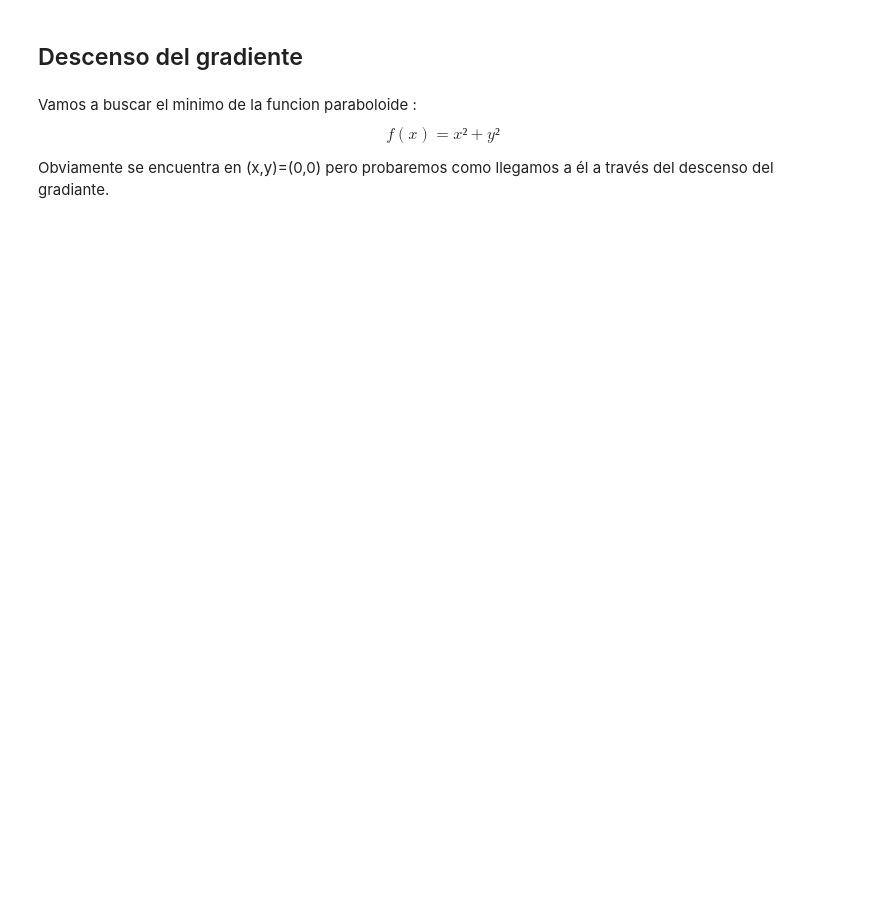
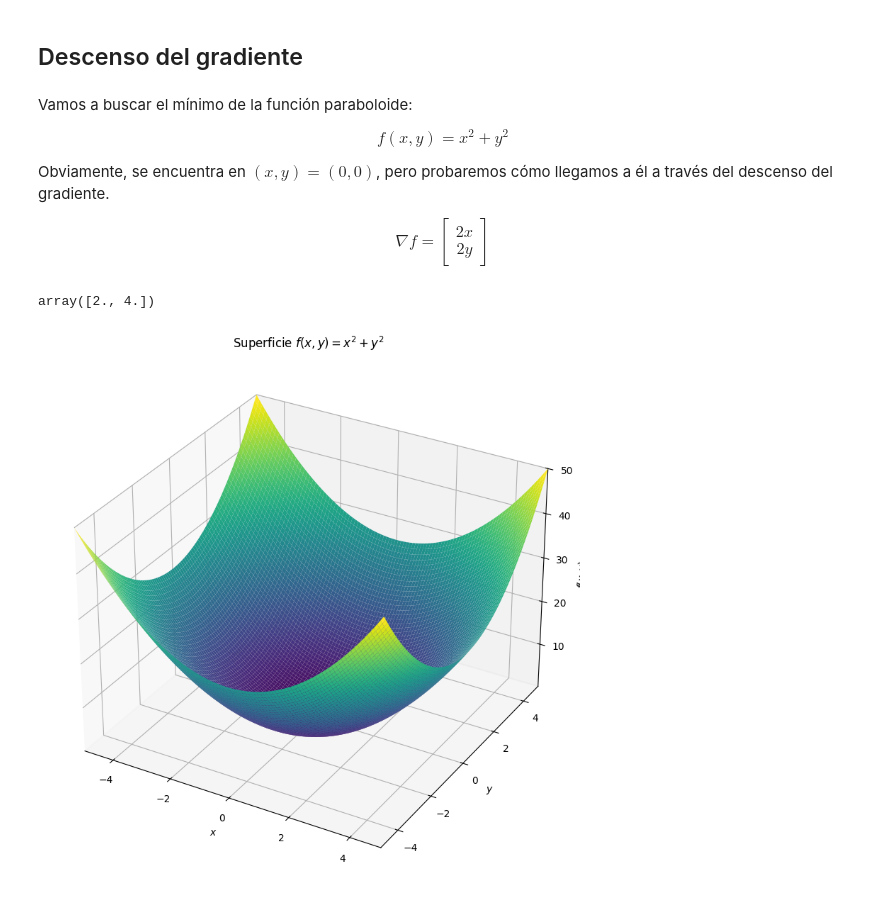
Before and after one commit to carlosbravo1408/03MIAR-Algoritmos-de-Optimizacion-2025, a Jupyter notebook: AG2/Algoritmos_AG2.ipynb, the cells around one changed output. Saved outputs shown, nothing was run; the diff lists cells and outputs as text; code cells hidden in the pictures; blank space fills up the shorter version.

```diff
--- a/AG2/Algoritmos_AG2.ipynb
+++ b/AG2/Algoritmos_AG2.ipynb
@@ -480,0 +615,27 @@ print(f"Solucion: {solution2} en {iterations} iteraciones, para dimension {len(c
+# %%
+def calculate_lower_cost(
+        cost_matrix: List[List[NumericType]],
+        next_agent: int,
+        taken_tasks: Set[int]
+) -> int:
+    """
+    Calcula la suma de los mínimos de las filas restantes, ignorando las
+    tareas ya tomadas.
+
+    :param cost_matrix: Matriz de costes
+    :param next_agent: Agente desde el que se desea verificar los mínimos
+    :param taken_tasks: Tareas ya asignadas previamente
+    :return:
+    """
+    min_future_cost = 0
+    num_agents = len(cost_matrix)
+
+    for agent_idx in range(next_agent, num_agents):
+        row_min = float('inf')
+        for task_idx, cost in enumerate(cost_matrix[agent_idx]):
+            if task_idx not in taken_tasks and cost < row_min:
+                row_min = cost
+        if row_min != float('inf'):
+            min_future_cost += row_min
+
+    return min_future_cost
@@ -488,4 +808,16 @@ import numpy as np  # Tratamiento matriz N-dimensionales y otras (fundamental!)
 # %% [markdown]
-Vamos a buscar el minimo de la funcion paraboloide : $$f(x) =  x² + y²$$
+Vamos a buscar el mínimo de la función paraboloide:
 
-Obviamente se encuentra en (x,y)=(0,0) pero probaremos como llegamos a él a través del descenso del gradiante.
+$$
+f(x,y) = x^2 + y^2
+$$
+
+Obviamente, se encuentra en $(x, y)=(0,0)$, pero probaremos cómo llegamos a él a través del descenso del gradiente.
+
+$$
+\nabla f=\begin{bmatrix}
+2x
+ \\
+2y
+\end{bmatrix}
+$$
@@ -499,9 +824,21 @@ df([1, 2])
+# %%
+#Definimos la función paraboloide
+
+def f(x: np.ndarray, y: np.ndarray) -> np.ndarray:
+    return x ** 2 + y ** 2
+
+def df(X: np.ndarray) -> np.ndarray:
+    return np.array([2 * X[0], 2 * X[1]], dtype=float)
+
+df(np.array([1, 2]))
+# %% [output]
+array([2., 4.])
+# %%
+x, y = symbols('x,y')
+def plot_surface(expression, range_x, range_y, title) -> None:
+    plot3d(expression, range_x, range_y, title=title, size=(8, 8))
+    plt.show()
 # %%
-from sympy import symbols
-from sympy.plotting import plot3d
-
-x, y = symbols('x y')
-plot3d(x ** 2 + y ** 2,
-       (x, -5, 5), (y, -5, 5),
-       title='x**2 + y**2',
-       size=(10, 10))
+plot_surface(x**2+y**2, (x, -5, 5), (y, -5, 5),r"Superficie $f(x,y)=x^2 + y^2$")
+# %% [output]
+[figure, added]
```
Also changed, not shown: parts of 48 cells of this notebook.
